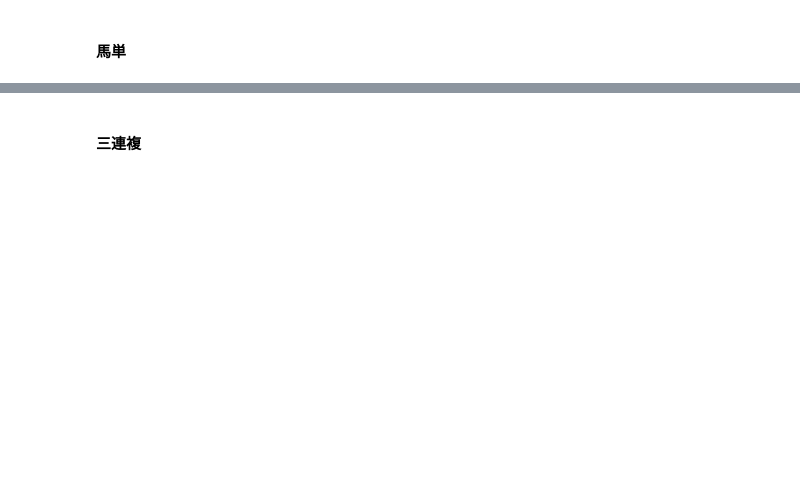
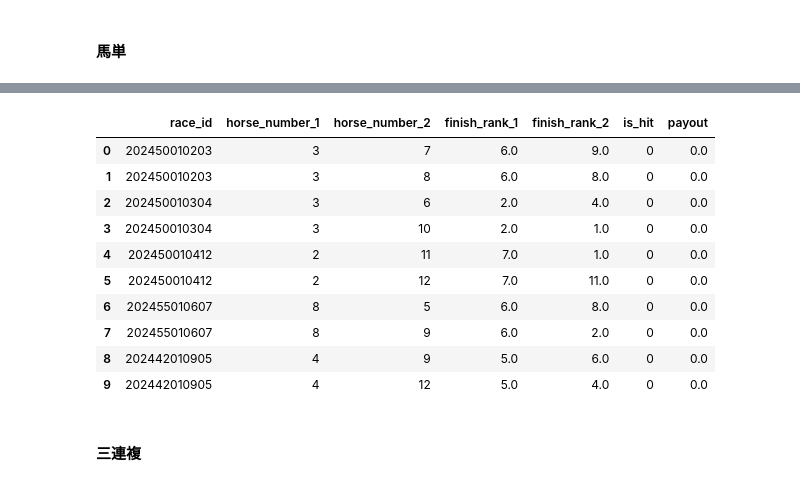
Before and after one commit to anniereon/keiba_ml, a Jupyter notebook: style_pred別の的中率と回収率.ipynb, the cells around one changed output, grey strips where cells are left out. Cells and saved outputs as stored; diff of their text form; code cells hidden in the pictures; blank space fills up the shorter version.

```diff
--- a/style_pred別の的中率と回収率.ipynb
+++ b/style_pred別の的中率と回収率.ipynb
@@ -794,3 +757,17 @@ dic_result["馬単"] = {
+# %%
+df_buy[["race_id", "horse_number_1", "horse_number_2", "finish_rank_1", "finish_rank_2", "is_hit", "payout"]].head(10)
+# %% [output]
+|  | race_id | horse_number_1 | horse_number_2 | finish_rank_1 | finish_rank_2 | is_hit | payout |
+| 0 | 202450010203 | 3 | 7 | 6.0 | 9.0 | 0 | 0.0 |
+| 1 | 202450010203 | 3 | 8 | 6.0 | 8.0 | 0 | 0.0 |
+| 2 | 202450010304 | 3 | 6 | 2.0 | 4.0 | 0 | 0.0 |
+| 3 | 202450010304 | 3 | 10 | 2.0 | 1.0 | 0 | 0.0 |
+| 4 | 202450010412 | 2 | 11 | 7.0 | 1.0 | 0 | 0.0 |
+| 5 | 202450010412 | 2 | 12 | 7.0 | 11.0 | 0 | 0.0 |
+| 6 | 202455010607 | 8 | 5 | 6.0 | 8.0 | 0 | 0.0 |
+| 7 | 202455010607 | 8 | 9 | 6.0 | 2.0 | 0 | 0.0 |
+| 8 | 202442010905 | 4 | 9 | 5.0 | 6.0 | 0 | 0.0 |
+| 9 | 202442010905 | 4 | 12 | 5.0 | 4.0 | 0 | 0.0 |
 # %% [markdown]
 #### 三連複
 # %%
```
Also changed, not shown: parts of 21 cells of this notebook.
